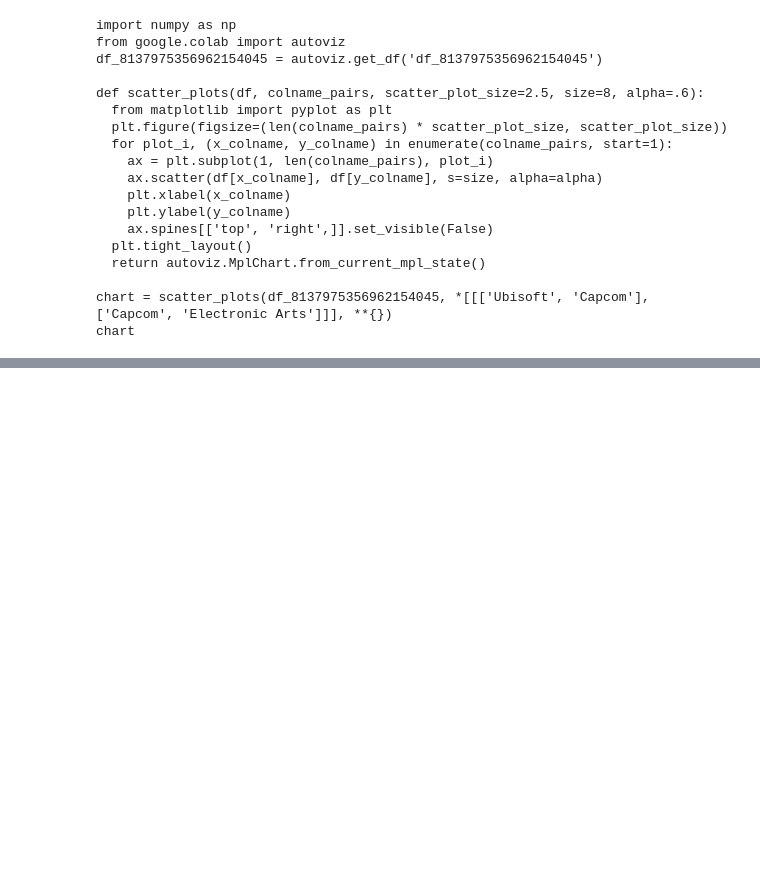
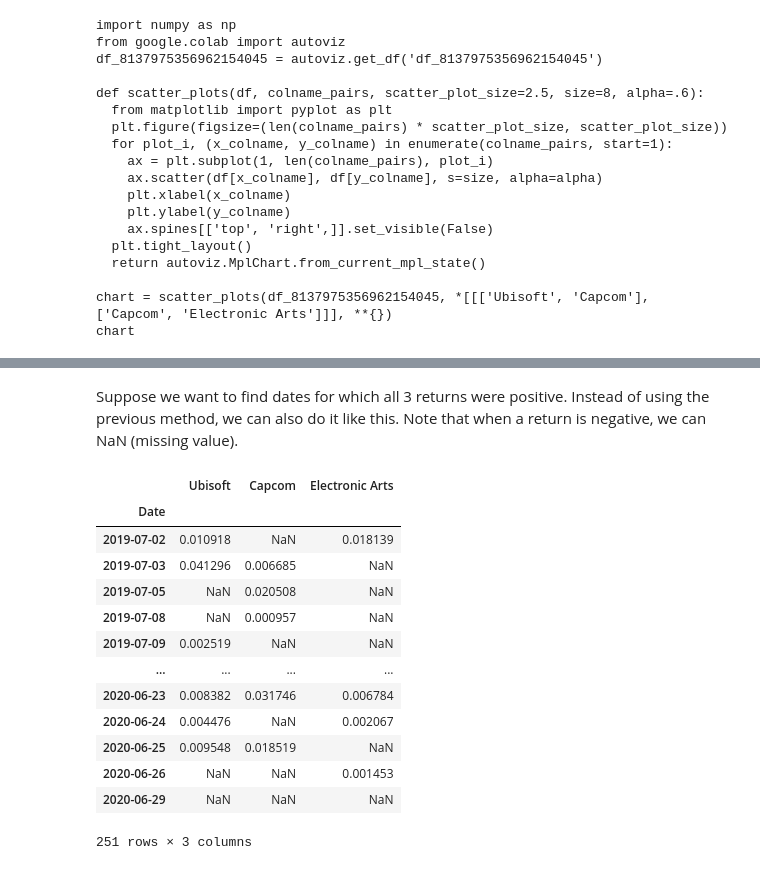
Before and after one commit to raketic-ognjen/Bootcamp_Lesson_8_Introduction-to-Pandas, a Jupyter notebook: bootcamp-lesson-8-introduction-to-pandas.ipynb, the cells around one changed output, grey strips where cells are left out. Drawn from its saved outputs; the diff is of its cells as text; code cells hidden in the pictures; blank space fills up the shorter version.

```diff
--- a/bootcamp-lesson-8-introduction-to-pandas.ipynb
+++ b/bootcamp-lesson-8-introduction-to-pandas.ipynb
@@ -834,0 +886,21 @@ chart
+# %% [markdown]
+Suppose we want to find dates for which all 3 returns were positive. Instead of using the previous method, we can also do it like this. Note that when a return is negative, we can NaN (missing value).
+# %%
+cond2=df3 > 0
+df3c = df3[cond2]
+df3c
+# %% [output]
+|  | Ubisoft | Capcom | Electronic Arts |
+| Date |  |  |  |
+| 2019-07-02 | 0.010918 | NaN | 0.018139 |
+| 2019-07-03 | 0.041296 | 0.006685 | NaN |
+| 2019-07-05 | NaN | 0.020508 | NaN |
+| 2019-07-08 | NaN | 0.000957 | NaN |
+| 2019-07-09 | 0.002519 | NaN | NaN |
+| ... | ... | ... | ... |
+| 2020-06-23 | 0.008382 | 0.031746 | 0.006784 |
+| 2020-06-24 | 0.004476 | NaN | 0.002067 |
+| 2020-06-25 | 0.009548 | 0.018519 | NaN |
+| 2020-06-26 | NaN | NaN | 0.001453 |
+| 2020-06-29 | NaN | NaN | NaN |
+251 rows × 3 columns
```
Also changed, not shown: parts of 9 cells of this notebook.
